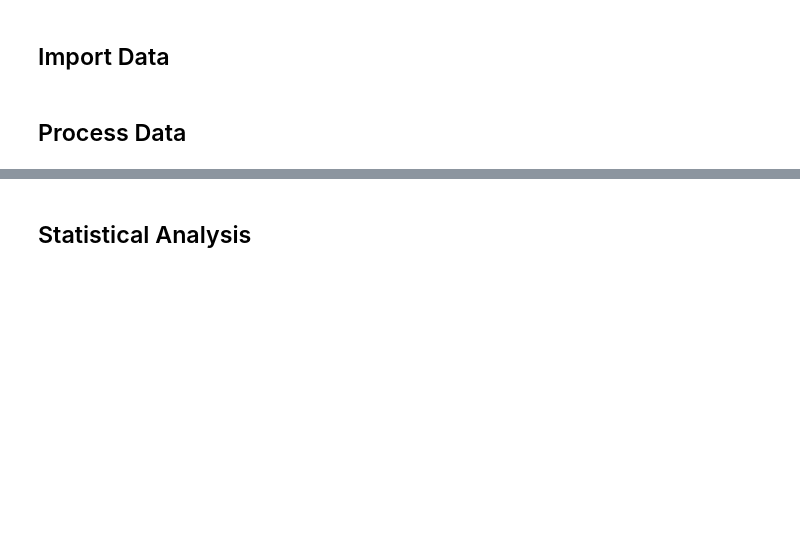
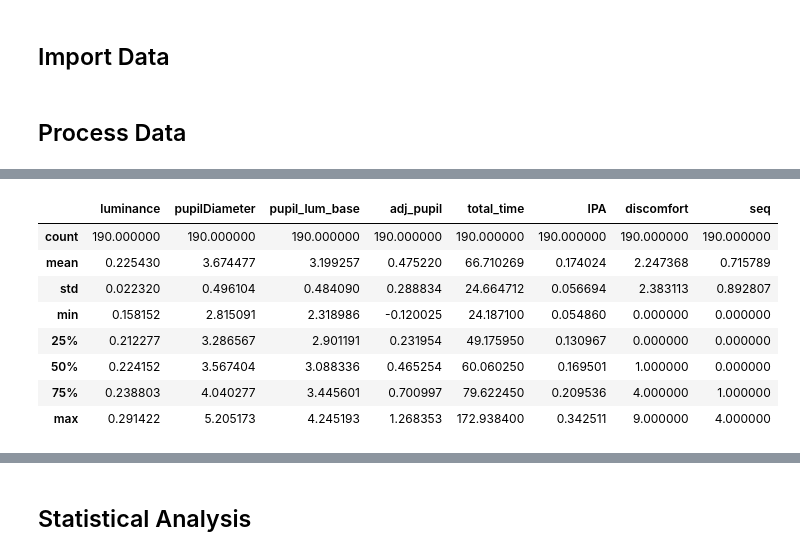
Before and after one commit to courtnicole/3d-path-cognition, a Jupyter notebook: pupil.ipynb, the cells around one changed output, grey strips where cells are left out. Drawn from its saved outputs; the diff is of its cells as text; code cells hidden in the pictures; blank space fills up the shorter version.

```diff
--- a/pupil.ipynb
+++ b/pupil.ipynb
@@ -459,0 +470,12 @@ Uncomment to view the traces of the eye diameter data for all participants.
+# %%
+user_data_nav.describe()
+# %% [output]
+|  | luminance | pupilDiameter | pupil_lum_base | adj_pupil | total_time | IPA | discomfort | seq |
+| count | 190.000000 | 190.000000 | 190.000000 | 190.000000 | 190.000000 | 190.000000 | 190.000000 | 190.000000 |
+| mean | 0.225430 | 3.674477 | 3.199257 | 0.475220 | 66.710269 | 0.174024 | 2.247368 | 0.715789 |
+| std | 0.022320 | 0.496104 | 0.484090 | 0.288834 | 24.664712 | 0.056694 | 2.383113 | 0.892807 |
+| min | 0.158152 | 2.815091 | 2.318986 | -0.120025 | 24.187100 | 0.054860 | 0.000000 | 0.000000 |
+| 25% | 0.212277 | 3.286567 | 2.901191 | 0.231954 | 49.175950 | 0.130967 | 0.000000 | 0.000000 |
+| 50% | 0.224152 | 3.567404 | 3.088336 | 0.465254 | 60.060250 | 0.169501 | 1.000000 | 0.000000 |
+| 75% | 0.238803 | 4.040277 | 3.445601 | 0.700997 | 79.622450 | 0.209536 | 4.000000 | 1.000000 |
+| max | 0.291422 | 5.205173 | 4.245193 | 1.268353 | 172.938400 | 0.342511 | 9.000000 | 4.000000 |
```
Also changed, not shown: parts of 17 cells of this notebook.
